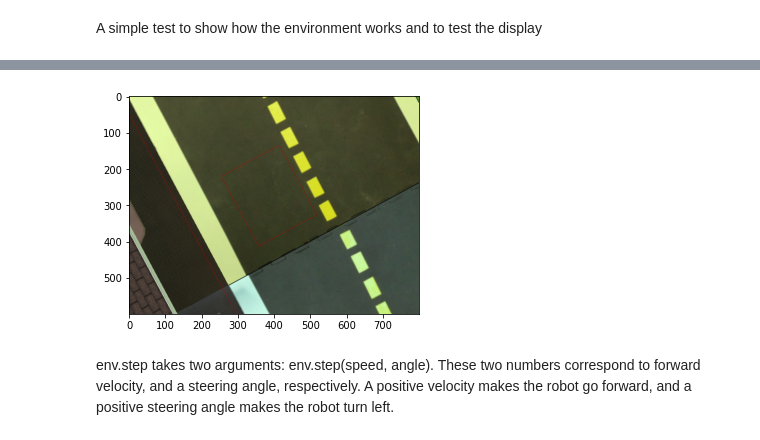
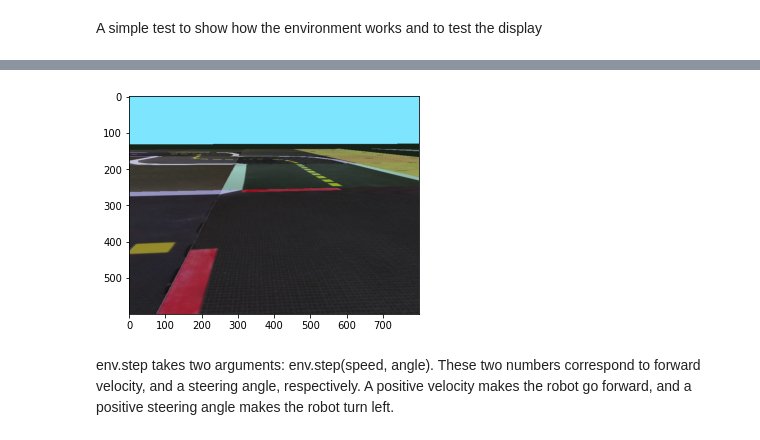
Before and after one commit to aeapolimi/duckietown, a Jupyter notebook: duckietown.ipynb, the cells around one changed output, grey strips where cells are left out. Drawn from its saved outputs; the diff is of its cells as text; code cells hidden in the pictures.

```diff
--- a/duckietown.ipynb
+++ b/duckietown.ipynb
@@ -55,35 +70,42 @@ from gym_duckietown.envs import DuckietownEnv
 # %%
-map_name = "udem1" #@param ['straight_road', '4way', 'small_loop', 'udem1', 'zigzag_dists', 'loop_obstacles', 'loop_pedestrians']
+map_name = "Duckietown-udem1-v0" #@param ['Duckietown-straight_road-v0','Duckietown-4way-v0','Duckietown-udem1-v0','Duckietown-small_loop-v0','Duckietown-small_loop_cw-v0','Duckietown-zigzag_dists-v0','Duckietown-loop_obstacles-v0','Duckietown-loop_pedestrians-v0']
 # %%
+import gym, gym_duckietown
+
 display = Display(visible=0, size=(1400, 900))
 display.start()
 
+env = gym.make(map_name)
+
+"""
 env = DuckietownEnv(
     map_name=map_name,
     draw_curve="store_true",
     draw_bbox="store_true",
     domain_rand="store_true",
-)
+    accept_start_angle_deg=4,
+)"""
+
 
 env.reset()
 prev_screen = env.render(mode='rgb_array')
 plt.imshow(prev_screen)
 
 for i in range(10):
   action = env.action_space.sample()
   obs, reward, done, info = env.step(action)
   screen = env.render(mode='rgb_array')
 
   plt.imshow(screen)
   ipythondisplay.clear_output(wait=True)
   ipythondisplay.display(plt.gcf())
 
   if done:
     break
 
 ipythondisplay.clear_output(wait=True)
 # %% [output]
-[figure, old version]
+[figure, new version]
 # %% [markdown]
 env.step takes two arguments: env.step(speed, angle).
 These two numbers correspond to forward velocity, and a steering angle, respectively. A positive velocity makes the robot go forward, and a positive steering angle makes the robot turn left.
```
Also changed, not shown: parts of 4 cells of this notebook.
